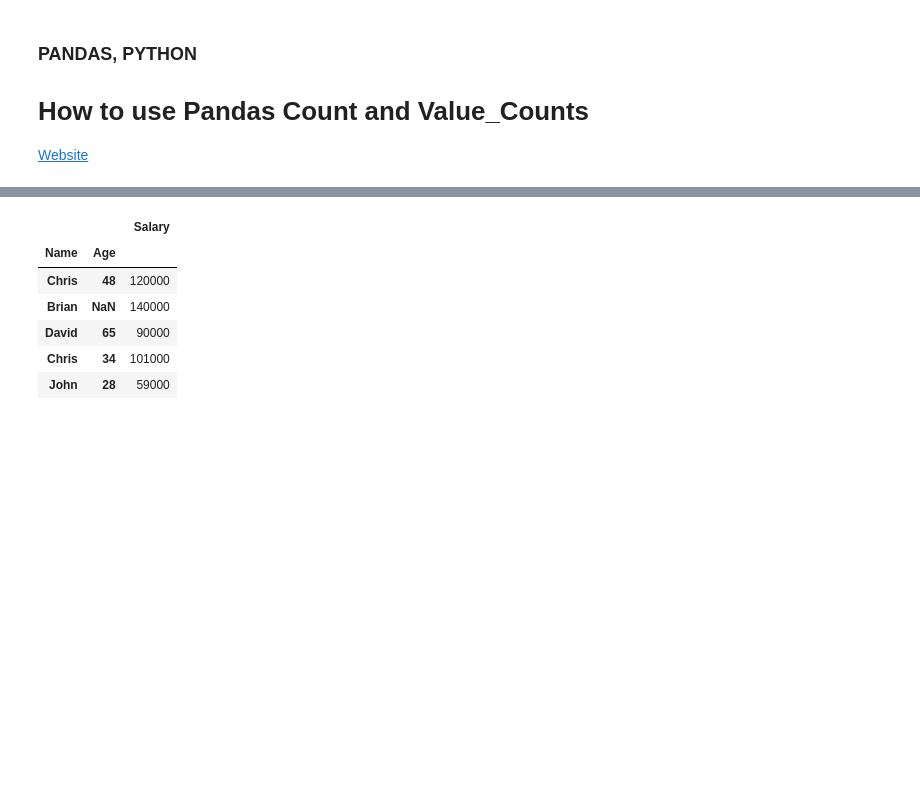
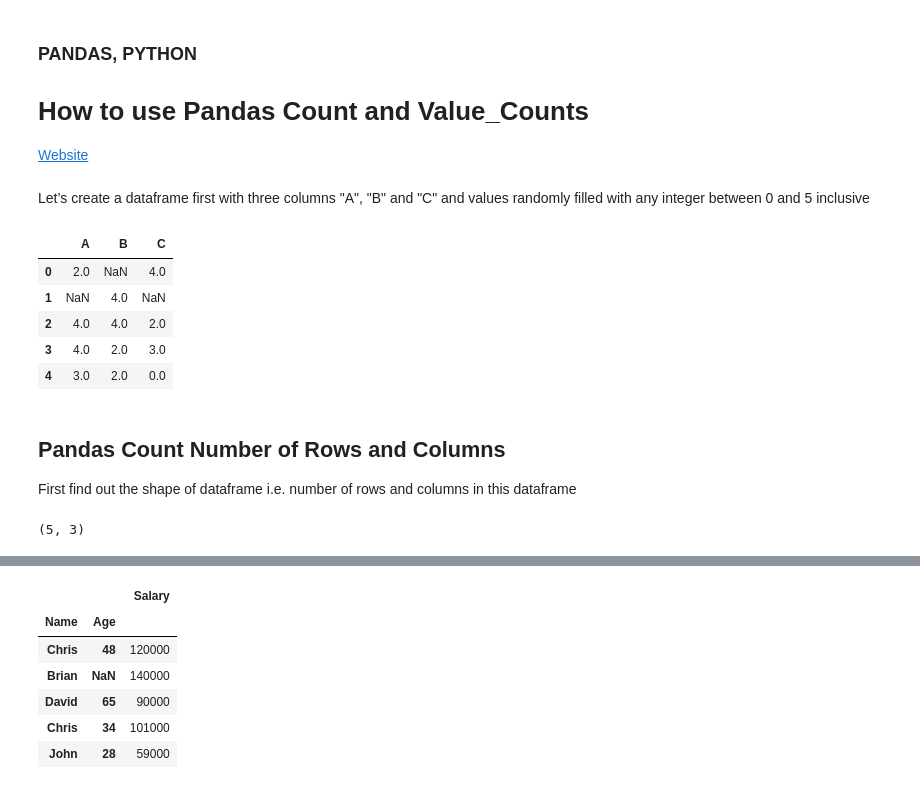
Before and after one commit to AugustoMaidana/visualitzaci-_gr-fica_de_multiples_variables-, a Jupyter notebook: test.ipynb, the cells around one changed output, grey strips where cells are left out. Drawn from its saved outputs; the diff is of its cells as text; code cells hidden in the pictures; blank space fills up the shorter version.

```diff
--- a/test.ipynb
+++ b/test.ipynb
@@ -7,3 +7,24 @@
 # %%
 import numpy as np
 import pandas as pd
+# %% [markdown]
+Let’s create a dataframe first with three columns "A", "B" and "C" and values randomly filled with any integer between 0 and 5 inclusive
+# %%
+df = pd.DataFrame(np.random.randint(0, 5, (5, 3)), columns=["A", "B","C"])
+df.replace(1, np.nan, inplace=True)
+df
+# %% [output]
+|  | A | B | C |
+| 0 | 2.0 | NaN | 4.0 |
+| 1 | NaN | 4.0 | NaN |
+| 2 | 4.0 | 4.0 | 2.0 |
+| 3 | 4.0 | 2.0 | 3.0 |
+| 4 | 3.0 | 2.0 | 0.0 |
+# %% [markdown]
+## Pandas Count Number of Rows and Columns
+
+First find out the shape of dataframe i.e. number of rows and columns in this dataframe
+# %%
+df.shape
+# %% [output]
+(5, 3)
```
Also changed, not shown: parts of 48 cells of this notebook.
